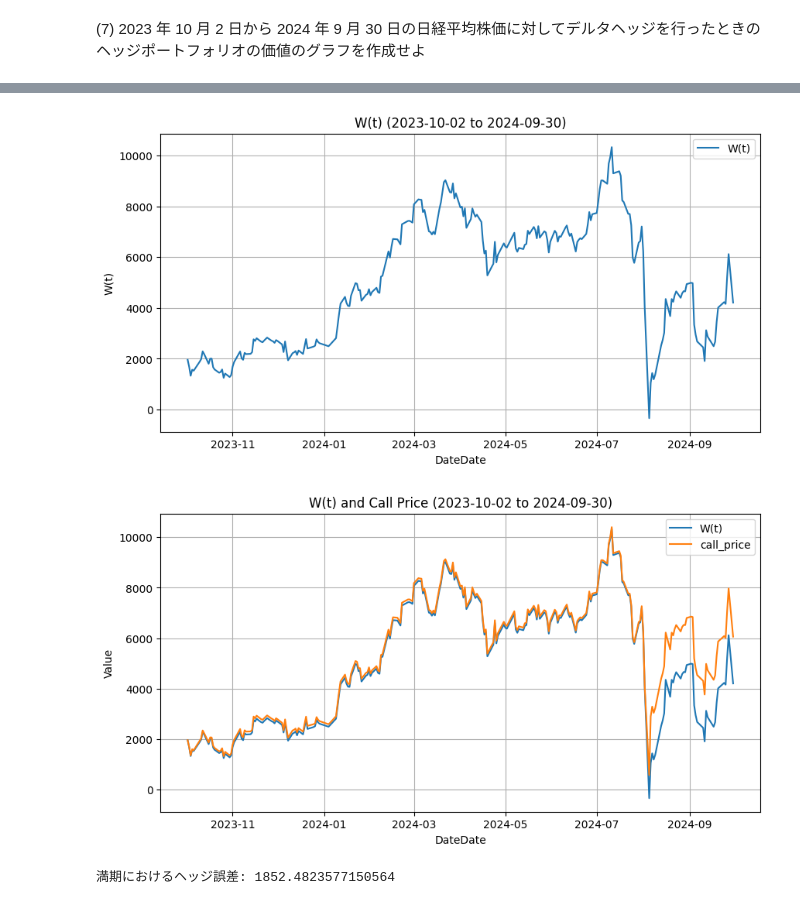
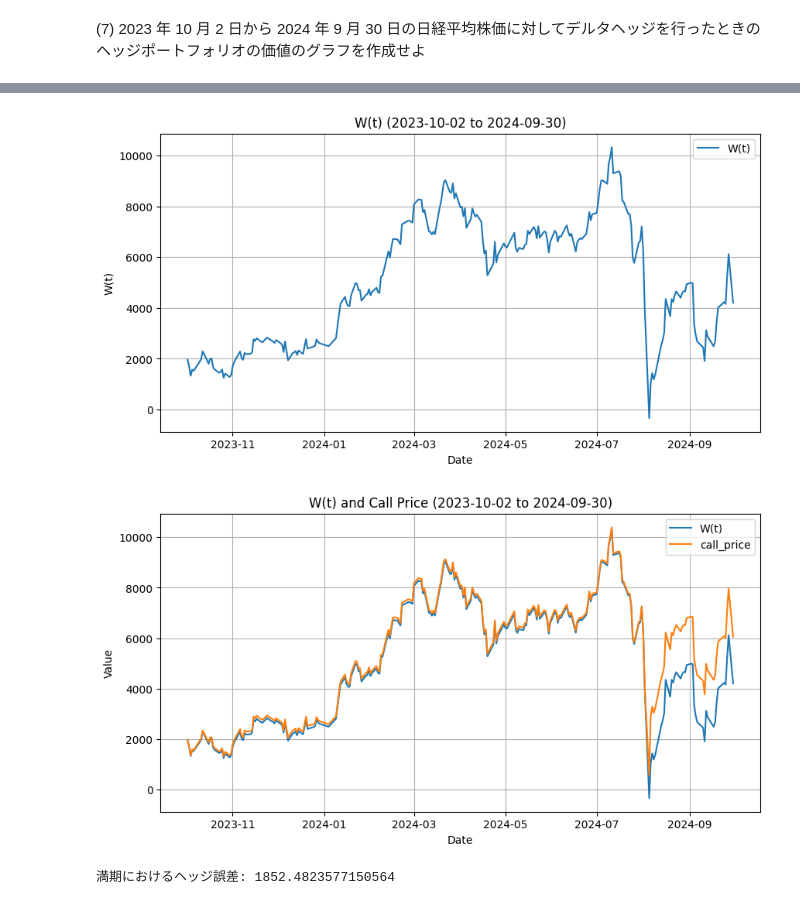
Before and after one commit to ryuki95/research, a Jupyter notebook: delta_hedge.ipynb, the cells around one changed output, grey strips where cells are left out. Cells and saved outputs as stored; diff of their text form; code cells hidden in the pictures.

```diff
--- a/delta_hedge.ipynb
+++ b/delta_hedge.ipynb
@@ -323,28 +334,28 @@ df1
 # %%
 # W(t)のグラフをプロット
 plt.figure(figsize=(10, 5))
 plt.plot(df1['Date1'], df1['W(t)'], label='W(t)')
-plt.xlabel('DateDate')
+plt.xlabel('Date')
 plt.ylabel('W(t)')
 plt.title('W(t) (2023-10-02 to 2024-09-30)')
 plt.grid(True)
 plt.legend()
 plt.show()
 # %% [output]
-[figure, old version]
+[figure, new version]
 # %%
 # W(t)とcall_priceのグラフをプロット
 plt.figure(figsize=(10, 5))
 plt.plot(df1['Date1'], df1['W(t)'], label='W(t)')
 plt.plot(df1['Date1'], df1['call_price'], label='call_price')
-plt.xlabel('DateDate')
+plt.xlabel('Date')
 plt.ylabel('Value')
 plt.title('W(t) and Call Price (2023-10-02 to 2024-09-30)')
 plt.grid(True)
 plt.legend()
 plt.show()
 # %% [output]
-[figure, old version]
+[figure, new version]
 # %%
 # 満期におけるヘッジ誤差
 error = df1.iloc[-1]['call_price'] - df1.iloc[-1]['W(t)']
```
Also changed, not shown: parts of 2 cells of this notebook.
